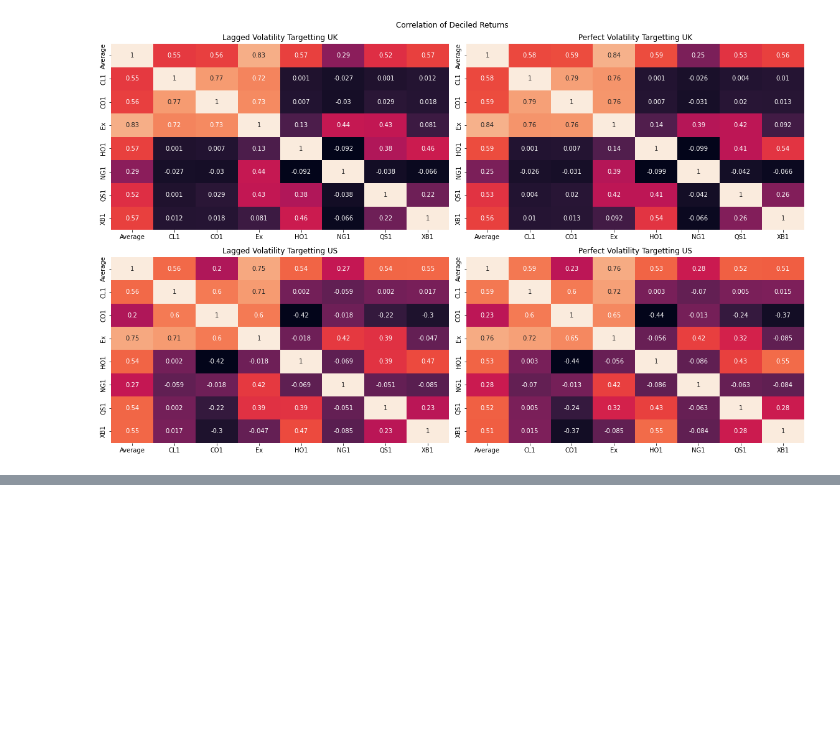
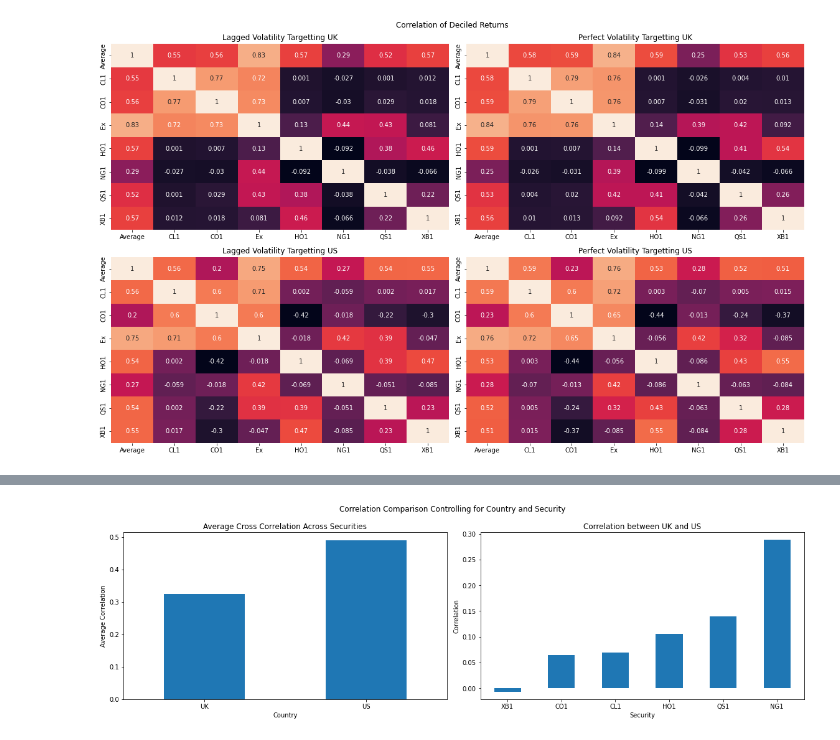
Before and after one commit to diegodalvarez/CommodityForwardInflation, a Jupyter notebook: 1OLS.ipynb, the cells around one changed output, grey strips where cells are left out. Saved outputs shown, nothing was run; the diff lists cells and outputs as text; code cells hidden in the pictures; blank space fills up the shorter version.

```diff
--- a/1OLS.ipynb
+++ b/1OLS.ipynb
@@ -519,0 +619,52 @@ df_model = (df_combined.assign(
+# %%
+fig, axes = plt.subplots(ncols = 2, figsize = (16,5))
+
+(df_decile_rtn.pivot(
+    index = ["date", "country"], columns = "security", values = "signal_rtn").
+    fillna(0).
+    reset_index().
+    drop(columns = ["date"]).
+    groupby("country").
+    agg("corr").
+    reset_index().
+    rename(columns = {"security": "security1"}).
+    melt(id_vars = ["country", "security1"]).
+    query("security1 != security")
+    [["country", "value"]].
+    groupby("country").
+    agg("mean").
+    plot(
+        kind = "bar",
+        ax   = axes[0],
+        legend = False,
+        xlabel = "Country",
+        ylabel = "Average Correlation",
+        rot    = 0,
+        title  = "Average Cross Correlation Across Securities"))
+
+(df_decile_rtn.pivot(
+    index = ["date", "security"], columns = "country", values = "signal_rtn").
+    fillna(0).
+    reset_index().
+    drop(columns = ["date"]).
+    groupby("security").
+    agg("corr")
+    [["US"]].
+    query("US != 1").
+    reset_index().
+    set_index("security")
+    [["US"]].
+    sort_values("US").
+    plot(
+        kind   = "bar",
+        ax     = axes[1],
+        legend = False,
+        rot    = 0,
+        xlabel = "Security",
+        title  = "Correlation between UK and US",
+        ylabel = "Correlation"))
+
+fig.suptitle("Correlation Comparison Controlling for Country and Security")
+plt.tight_layout()
+# %% [output]
+[figure, added]
```
Also changed, not shown: parts of 19 cells of this notebook.
